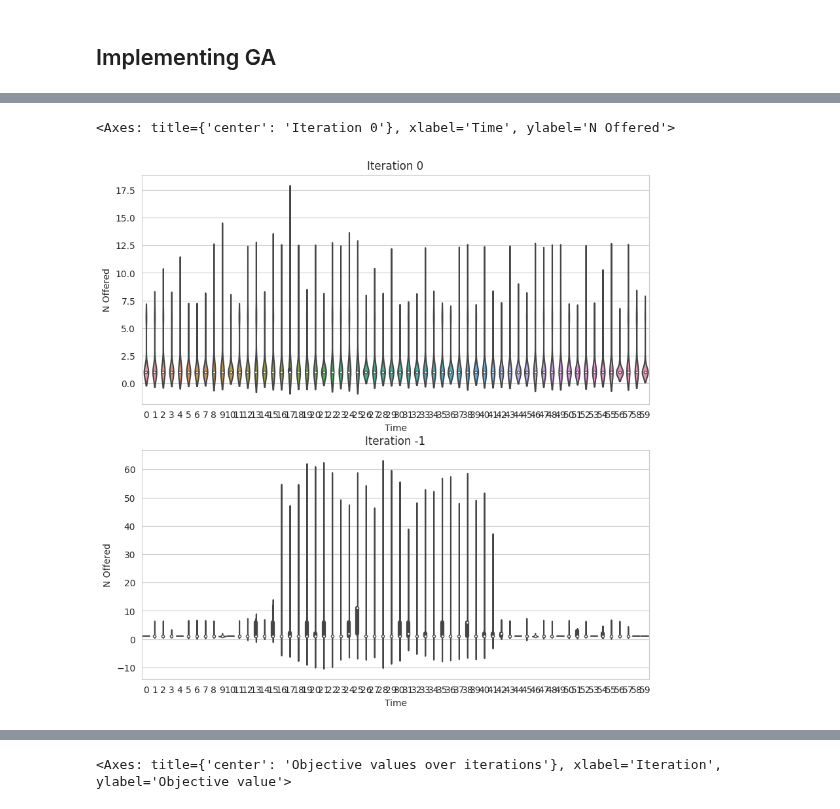
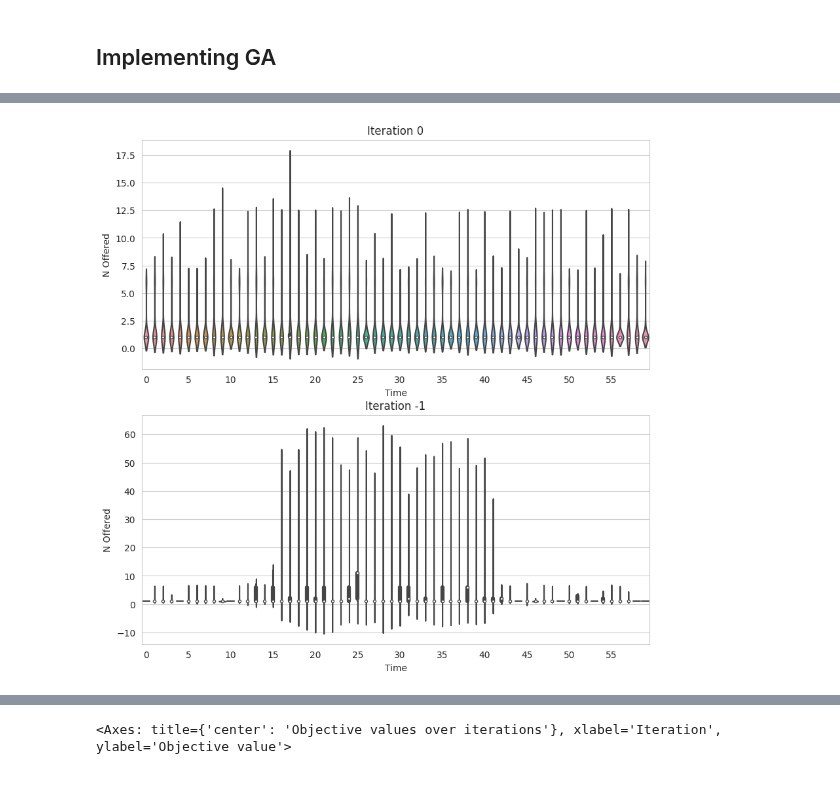
Before and after one commit to LaurinBrechter/RustStuff, a Jupyter notebook: optim-rust/ticket-pricing-genetic/code_pyton_test.ipynb, the cells around one changed output, grey strips where cells are left out. Saved outputs shown, nothing was run; the diff lists cells and outputs as text; code cells hidden in the pictures.

```diff
--- a/optim-rust/ticket-pricing-genetic/code_pyton_test.ipynb
+++ b/optim-rust/ticket-pricing-genetic/code_pyton_test.ipynb
@@ -204,15 +181,15 @@ def mutate_price(price:np.ndarray) -> np.ndarray:
 # %%
 def mutate_n_tickets_sold(n_tickets_sold:np.ndarray, resample_length: int=3):
     """
-    mutate the n_tickets sold by resampling a section of the genes
+    mutinit_occurencesate the n_tickets sold by resampling a section of the genes
     """
     n_tickets_sold_new = n_tickets_sold.copy()
 
 
-    resample_length = resample_length
-    idx = randint(0, T-1-resample_length)
+    # resample_length = resample_length
+    idx = randint(0, T-1)
 
-    n_tickets_sold_new[idx:idx+resample_length] = randomList(resample_length, K)
+    n_tickets_sold_new[idx] = np.random.randint(0,100)#randomList(resample_length, K)
 
     return n_tickets_sold_new
 # %%
@@ -244,7 +221,7 @@ def recombine_n_tickets_sold(n_tickets_sold1:np.ndarray, n_tickets_sold2:np.ndar
     return n_tickets_sold_new
 # %%
 def init_individual():
-    return np.random.normal(5, 2, size=T), np.array(randomList(T, K))
+    return np.random.normal(5, 2, size=T), np.array(sample_group_sizes(T, K))
 # %% [markdown]
 ## Testing Mutation
 # %%
@@ -333,11 +307,14 @@ plt.plot(t, MUT_START*np.exp(-0.05*t))
+# %%
+individuals = pd.DataFrame([{"group": g, "ind": idx, "wtp": wtp[g][idx], "bought": False} for g in range(len(group_sizes)) for idx in range(group_sizes[g])])
 # %%
-N_ITER = 100
-POP_SIZE = 100
-N_CHILDREN = 100
-MUTATION_RATE = 0.30
+N_ITER = 20 # number of iterations
+POP_SIZE = 100 # population size
+N_CHILDREN = 100 # number of children to generate from the population
+MUTATION_RATE = 0.30 # when doing constant mutation: probability of mutation
 REAMPLE_LENGTH = 3
-N_EVALS = 0
+N_EVALS = 0 # number of evaluations of the objective function
 
+# where to start the mutation rate
 MUT_START = 0.3
 MUT_DECAY = 0.05
 
@@ -346,8 +323,8 @@ population_current = np.array([init_individual() for _ in range(POP_SIZE)])
 population_hist = [population_current]
 obj_stats = []
 
-for i in range(20):
-    objs = [objective(*ind) for ind in population_current]
+for i in range(N_ITER):
+    objs = [objective_fn(individuals, *ind) for ind in population_current]
     objs_norm = objs/sum(objs)
     obj_stats.append(objs)
 
@@ -368,7 +345,7 @@ for i in range(20):
 
         # recombine parents to obtain new n_tickets_sold
         child_offered = recombine_n_tickets_sold(population_current[parents[0], 1, :], population_current[parents[1], 1, :])
-
+#
         # check if the child is valid
         if sum(child_offered) <= K:
             valid += 1
@@ -381,7 +358,7 @@ for i in range(20):
             child[0] = mutate_price(child[0])
             child[1] = mutate_n_tickets_sold(child[1], resample_length=REAMPLE_LENGTH)
 
-    objs_new = [objective(*ind) for ind in children]
+    objs_new = [objective_fn(individuals, *ind) for ind in children]
 
     # temporarily add children to population
     population_current = np.concatenate([population_current, children], axis=0)
@@ -414,21 +378,23 @@ for i in range(20):
 # %%
 # visualize children
 fig, ax = plt.subplots(2, 1, figsize=(10, 10))
 # population_current
 
 
 # title
+ax[1].set_title('Iteration -1')
 ax[0].set_title('Iteration 0')
-ax[1].set_title('Iteration -1')
+sns.violinplot(data=population_hist[-1][:,1,:], ax=ax[1])
+sns.violinplot(data=population_hist[0][:,1,:], ax=ax[0])
 for i in range(2):
     ax[i].set_xlabel('Time')
     ax[i].set_ylabel('N Offered')
+    ax[i].set_xticks(range(0, T, 5))
 
-sns.violinplot(data=population_hist[-1][:,1,:], ax=ax[1])
-sns.violinplot(data=population_hist[0][:,1,:], ax=ax[0])
+
+# tick frequency
 # %% [output]
-<Axes: title={'center': 'Iteration 0'}, xlabel='Time', ylabel='N Offered'>
-[figure, old version]
+[figure, new version]
 # %%
 obj_stats = np.array(obj_stats)
 # %%
```
Also changed, not shown: parts of 26 cells of this notebook.
